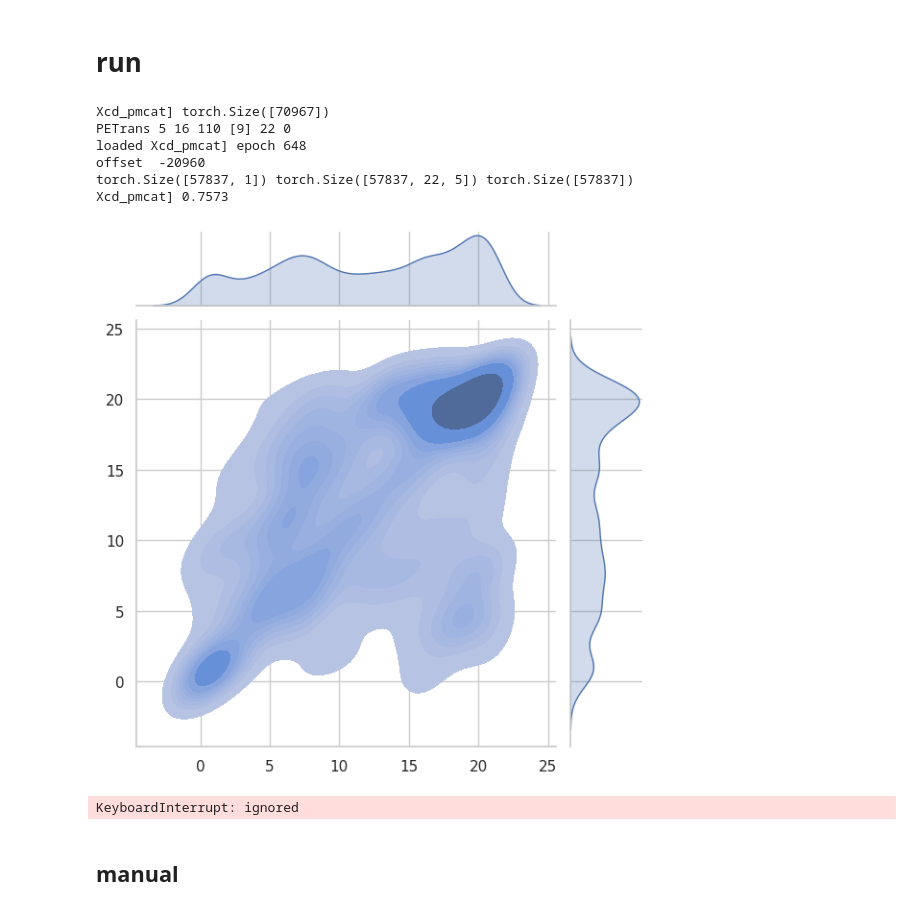
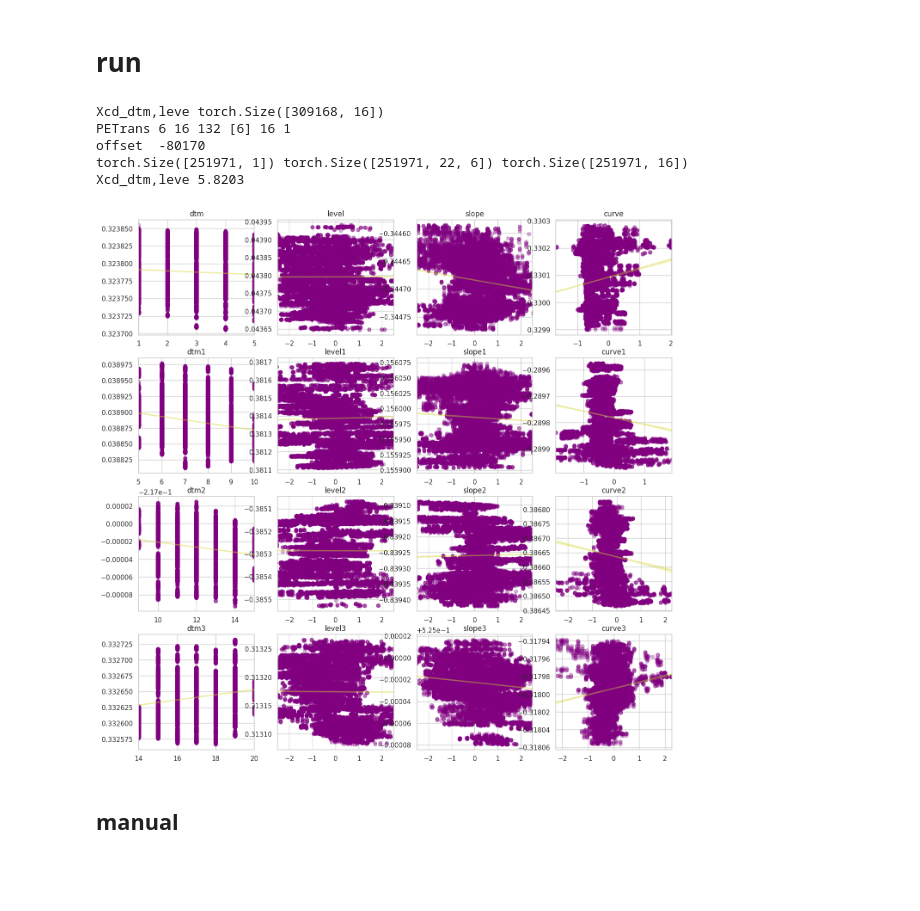
Before and after one commit to jerronl/aeon, a Jupyter notebook: examples/voltsd.ipynb, the cells around one changed output. Drawn from its saved outputs; the diff is of its cells as text; code cells hidden in the pictures; blank space fills up the shorter version.

```diff
--- a/examples/voltsd.ipynb
+++ b/examples/voltsd.ipynb
@@ -15,7 +15,7 @@ mydrive='/content/drive/MyDrive/volrt/'
 
 appname='Xcd_'
 duration = 5
-# duration = 6
+duration = 6
 batch_size=128
 bad_value=-99999
 vars_h, cat_names, task_types,ys,mergedays,vars_c,= (
@@ -498,11 +498,11 @@ Name: 3608, dtype: object
 # next_dep=0
 # resume=False#
 # resume=True#False#
-# batch_size = 196
+batch_size = 768
 # ignore_load_error=True
 # ignore_load_zero=True
 
-n_epochs = 900
+n_epochs = 1500
 n_trials = 50
 start_epoch = 1
 sub_epochs=10
@@ -527,41 +527,39 @@ for dep_sec in range(next_dep, len(dep_vars)):
             loss.backward()
             optimizer.step()
             # if iteration % report_frequency == 0:
             #     print(f'(epoch) {epoch} (batch) {iteration} (loss) {loss.item():.4f}')
 
         val_score = evaluate()[0]
         # test_score = evaluate(my_model,'test')[0]
         print(f'Epoch {epoch:03d} | Validation score: {val_score:.4f}', end=" ")
         progress.update(-val_score)
         if progress.success:
             print(' <<< BEST VALIDATION EPOCH')
             save_model(True)
             n_no_improve = 0
         else:
             save_model(False)
             n_no_improve += 1
             print(f' no improve {n_no_improve}')
         if progress.fail or val_score < .01 or n_no_improve > n_trials:
             break
       if progress.fail or val_score < .01 or n_no_improve > n_trials:
         break
       if n_no_improve<sub_epochs:
         load_model()
       else:
         print("noload",n_no_improve,sub_epochs)
     with open(mydrive + jobname, 'wb') as filehandler:
         dump((my_model, y_std, y_mean, enc), filehandler)
     validate()
     resume = True
 # %% [output]
-Xcd_pmcat] torch.Size([70967])
-PETrans 5 16 110 [9] 22 0
-loaded Xcd_pmcat] epoch 648
-offset  -20960
-torch.Size([57837, 1]) torch.Size([57837, 22, 5]) torch.Size([57837])
-Xcd_pmcat] 0.7573
+Xcd_dtm,leve torch.Size([309168, 16])
+PETrans 6 16 132 [6] 16 1
+offset  -80170
+torch.Size([251971, 1]) torch.Size([251971, 22, 6]) torch.Size([251971, 16])
+Xcd_dtm,leve 5.8203
-[figure, old version]
+[figure, new version]
-KeyboardInterrupt: ignored
 # %% [markdown]
 ## manual
 # %%
```
Also changed, not shown: parts of 2 cells of this notebook.
